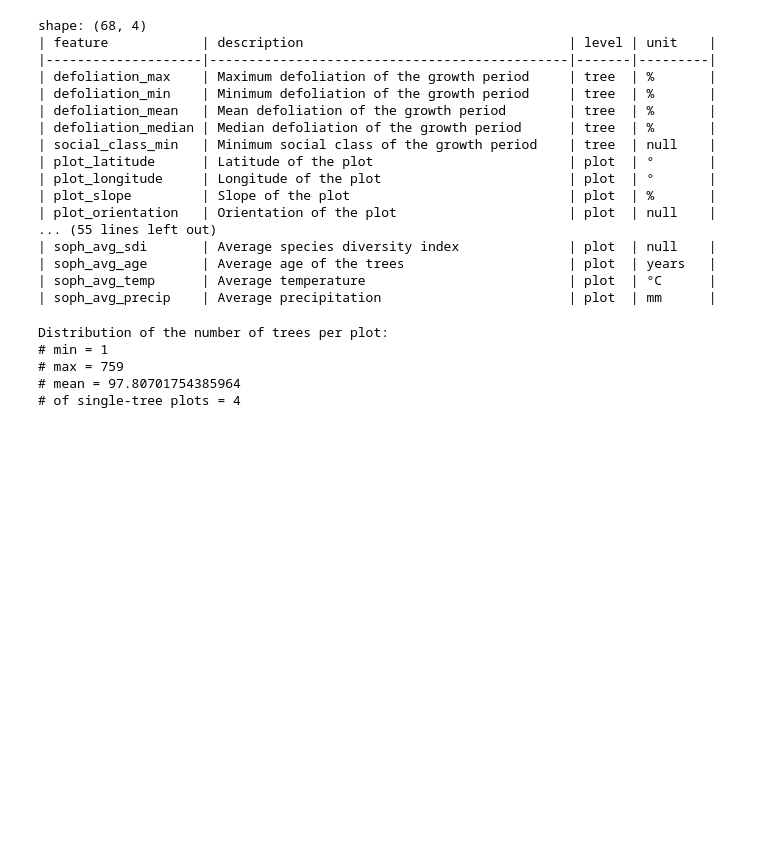
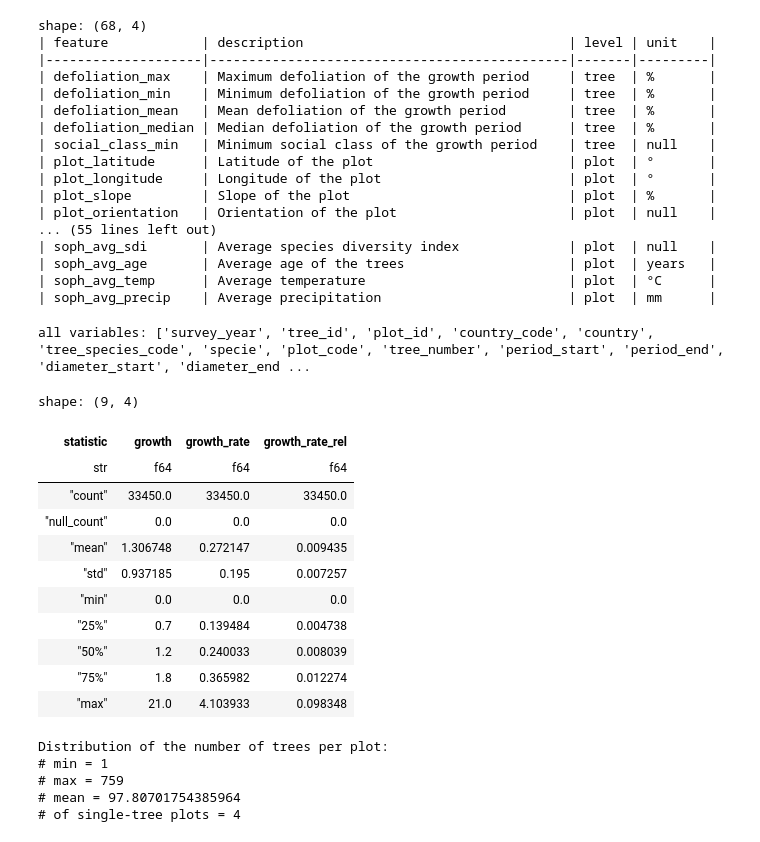
Before and after one commit to simlab-vs/icp-forest-xai, a Jupyter notebook: 01-explore.ipynb, the cells around one changed output. Drawn from its saved outputs; the diff is of its cells as text; code cells hidden in the pictures; blank space fills up the shorter version.

```diff
--- a/01-explore.ipynb
+++ b/01-explore.ipynb
@@ -116,6 +113,23 @@ shape: (68, 4)
 | soph_avg_age       | Average age of the trees                     | plot  | years   |
 | soph_avg_temp      | Average temperature                          | plot  | °C      |
 | soph_avg_precip    | Average precipitation                        | plot  | mm      |
+# %%
+# Compare absolute growth, growth rate, and relative growth rate (to diameter)
+df.select("growth", "growth_rate", "growth_rate_rel").describe()
+# %% [output]
+all variables: ['survey_year', 'tree_id', 'plot_id', 'country_code', 'country', 'tree_species_code', 'specie', 'plot_code', 'tree_number', 'period_start', 'period_end', 'diameter_start', 'diameter_end ...
+shape: (9, 4)
+| statistic | growth | growth_rate | growth_rate_rel |
+| str | f64 | f64 | f64 |
+| "count" | 33450.0 | 33450.0 | 33450.0 |
+| "null_count" | 0.0 | 0.0 | 0.0 |
+| "mean" | 1.306748 | 0.272147 | 0.009435 |
+| "std" | 0.937185 | 0.195 | 0.007257 |
+| "min" | 0.0 | 0.0 | 0.0 |
+| "25%" | 0.7 | 0.139484 | 0.004738 |
+| "50%" | 1.2 | 0.240033 | 0.008039 |
+| "75%" | 1.8 | 0.365982 | 0.012274 |
+| "max" | 21.0 | 4.103933 | 0.098348 |
 # %%
 # Check that data contains all features
 missing_features = set(FEATURES_DESCRIPTION.keys()) - set(df.columns)
```
Also changed, not shown: parts of 1 cell of this notebook, 4 other files.
